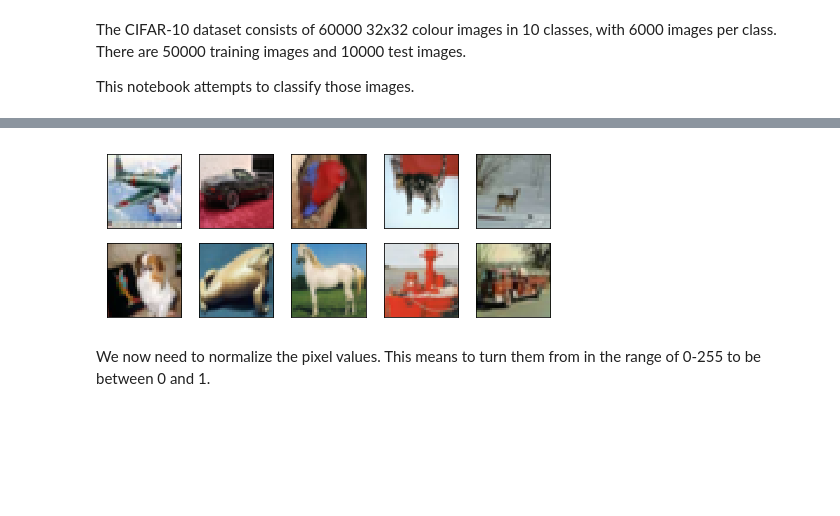
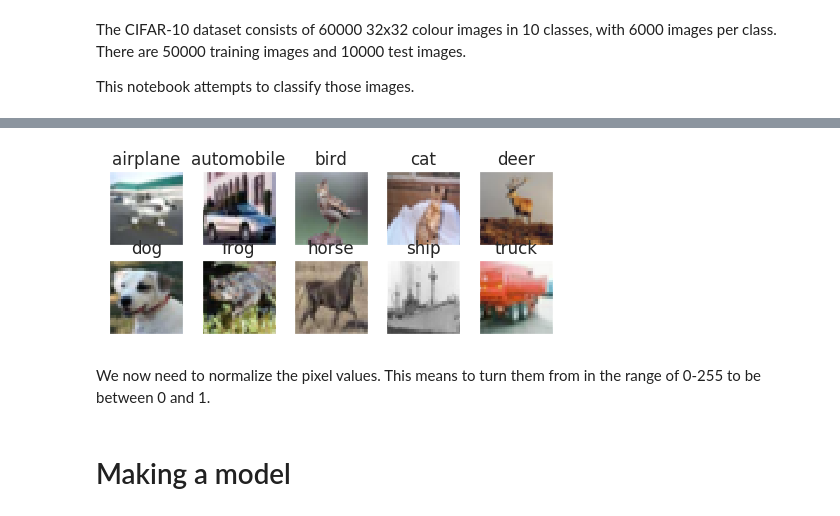
Before and after one commit to PerlinWarp/YearOfAI, a Jupyter notebook: CIFAR10/CIFAR10.ipynb, the cells around one changed output, grey strips where cells are left out. Cells and saved outputs as stored; diff of their text form; code cells hidden in the pictures; blank space fills up the shorter version.

```diff
--- a/CIFAR10/CIFAR10.ipynb
+++ b/CIFAR10/CIFAR10.ipynb
@@ -42,3 +40,16 @@ epochs = 100 #Repeat 100 times
 # %%
 #Load the Dataset
 (x_train, y_train), (x_test,y_test) = cifar10.load_data()
+
+class_names = [
+    'airplane',
+    'automobile',
+    'bird',
+    'cat',
+    'deer',
+    'dog',
+    'frog',
+    'horse',
+    'ship',
+    'truck'
+]
@@ -48,17 +56,17 @@ Downloading data from https://www.cs.toronto.edu/~kriz/cifar-10-python.tar.gz
 # %%
 # Print 10 random images
 fig = plt.figure(figsize=(8,3))
 for i in range(num_classes):
     ax = fig.add_subplot(2,5,1 + i, xticks=[],yticks=[])
     idx = np.where(y_train[:]==i)[0]
     features_idx = x_train[idx,::]
     img_num = np.random.randint(features_idx.shape[0])
     im = np.transpose(features_idx[img_num,::],(1,2,0))
-    #ax.set_title(class_names[i])
+    ax.set_title(class_names[i])
     plt.imshow(im)
 plt.show()
 # %% [output]
-[figure, old version]
+[figure, new version]
 # %% [markdown]
 We now need to normalize the pixel values. This means to turn them from in the range of 0-255 to be between 0 and 1.
 # %%
@@ -68,4 +76,6 @@ x_train = x_train.astype('float32')
 x_test = x_test.astype('float32')
 x_train  /= 255
 x_test /= 255
+# %% [markdown]
+# Making a model
 # %%
```
Also changed, not shown: parts of 23 cells of this notebook, 3 other files.
